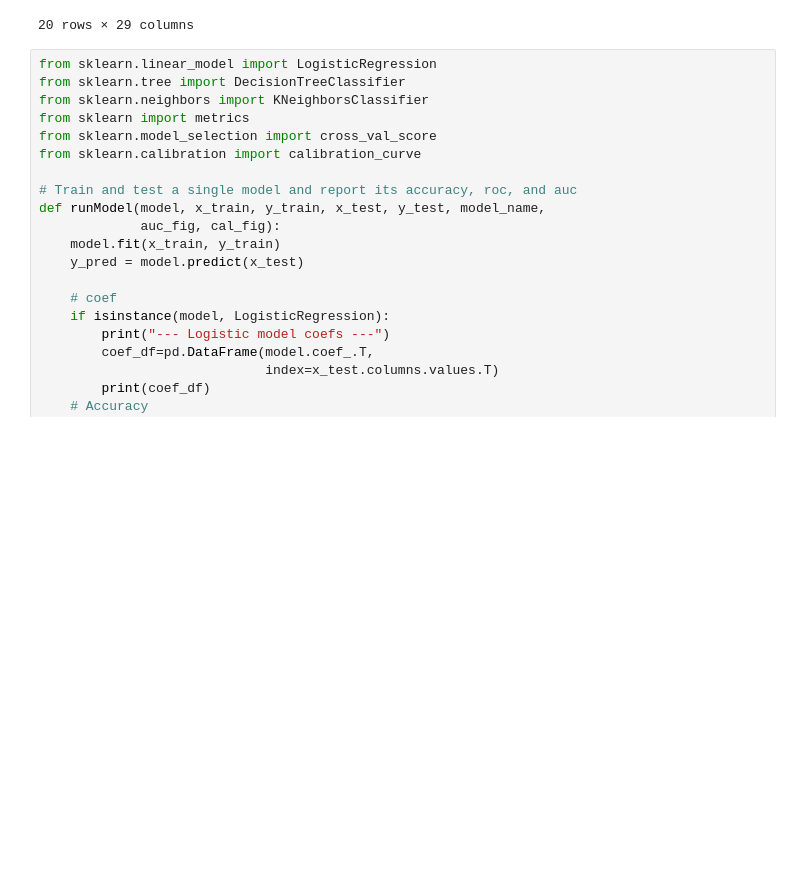
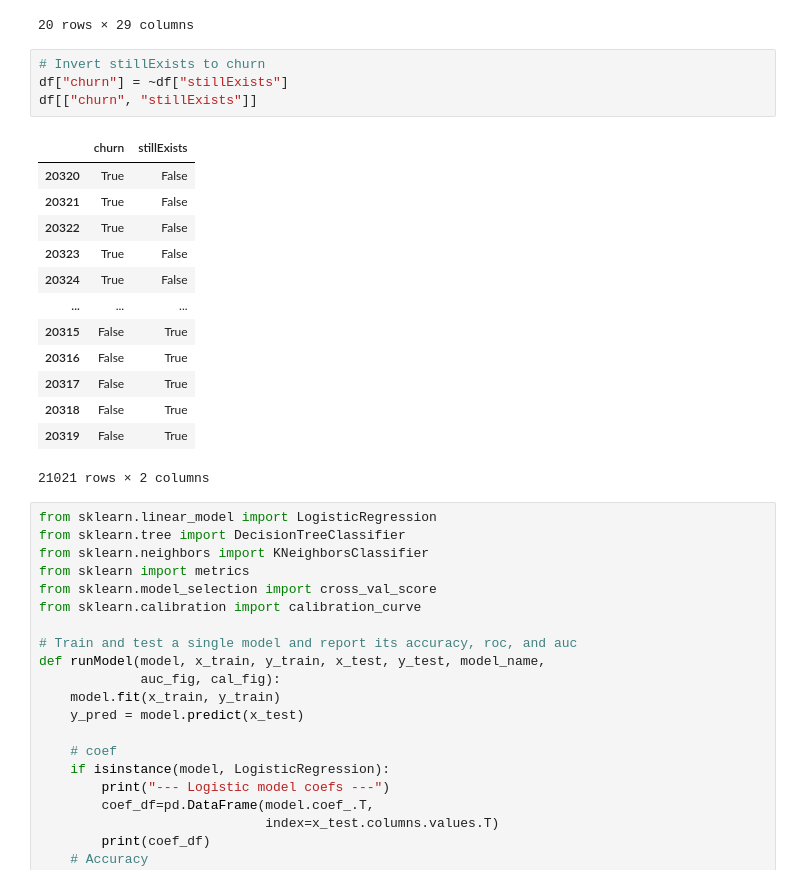
Before and after one commit to ceciliastern/ds_term_project, a Jupyter notebook: Model (Snapshot) - Happiness Dataset.ipynb, the cells around one changed output. Drawn from its saved outputs; the diff is of its cells as text; blank space fills up the shorter version.

```diff
--- a/Model (Snapshot) - Happiness Dataset.ipynb
+++ b/Model (Snapshot) - Happiness Dataset.ipynb
@@ -440,6 +440,24 @@ df.head(20)
 | 20338 | -196 | 54e52607e4b01191dc064966 | 2015-03-03 | 2.0 | 2.753416 | 0.0 | 0.0 | 0.0 | ... |
 | 20339 | -195 | 54e52607e4b01191dc064966 | 2015-03-14 | 1.0 | 2.846144 | 0.0 | 4.0 | 2.0 | ... |
 20 rows × 29 columns
+# %%
+# Invert stillExists to churn
+df["churn"] = ~df["stillExists"]
+df[["churn", "stillExists"]]
+# %% [output]
+|  | churn | stillExists |
+| 20320 | True | False |
+| 20321 | True | False |
+| 20322 | True | False |
+| 20323 | True | False |
+| 20324 | True | False |
+| ... | ... | ... |
+| 20315 | False | True |
+| 20316 | False | True |
+| 20317 | False | True |
+| 20318 | False | True |
+| 20319 | False | True |
+21021 rows × 2 columns
 # %%
 from sklearn.linear_model import LogisticRegression
 from sklearn.tree import DecisionTreeClassifier
```
Also changed, not shown: parts of 16 cells of this notebook.
